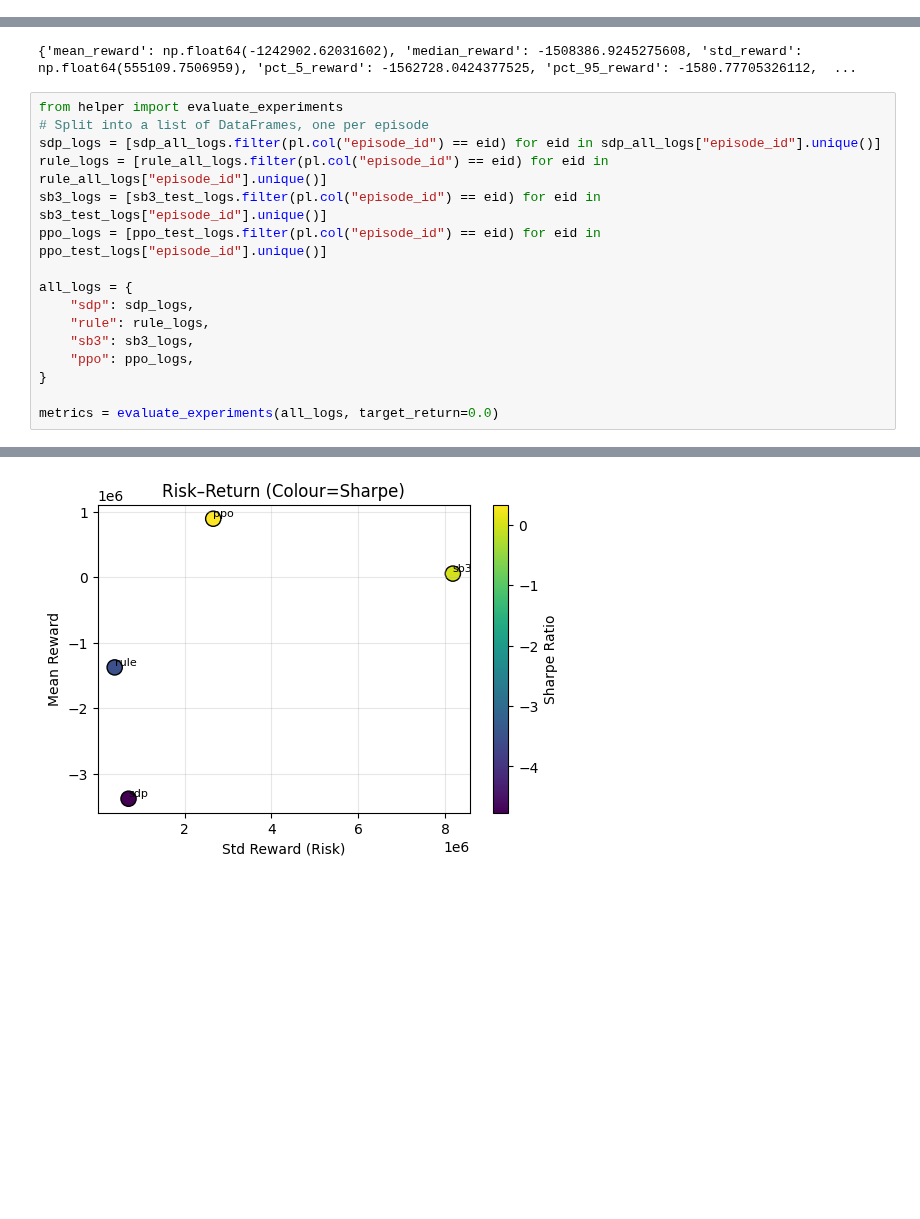
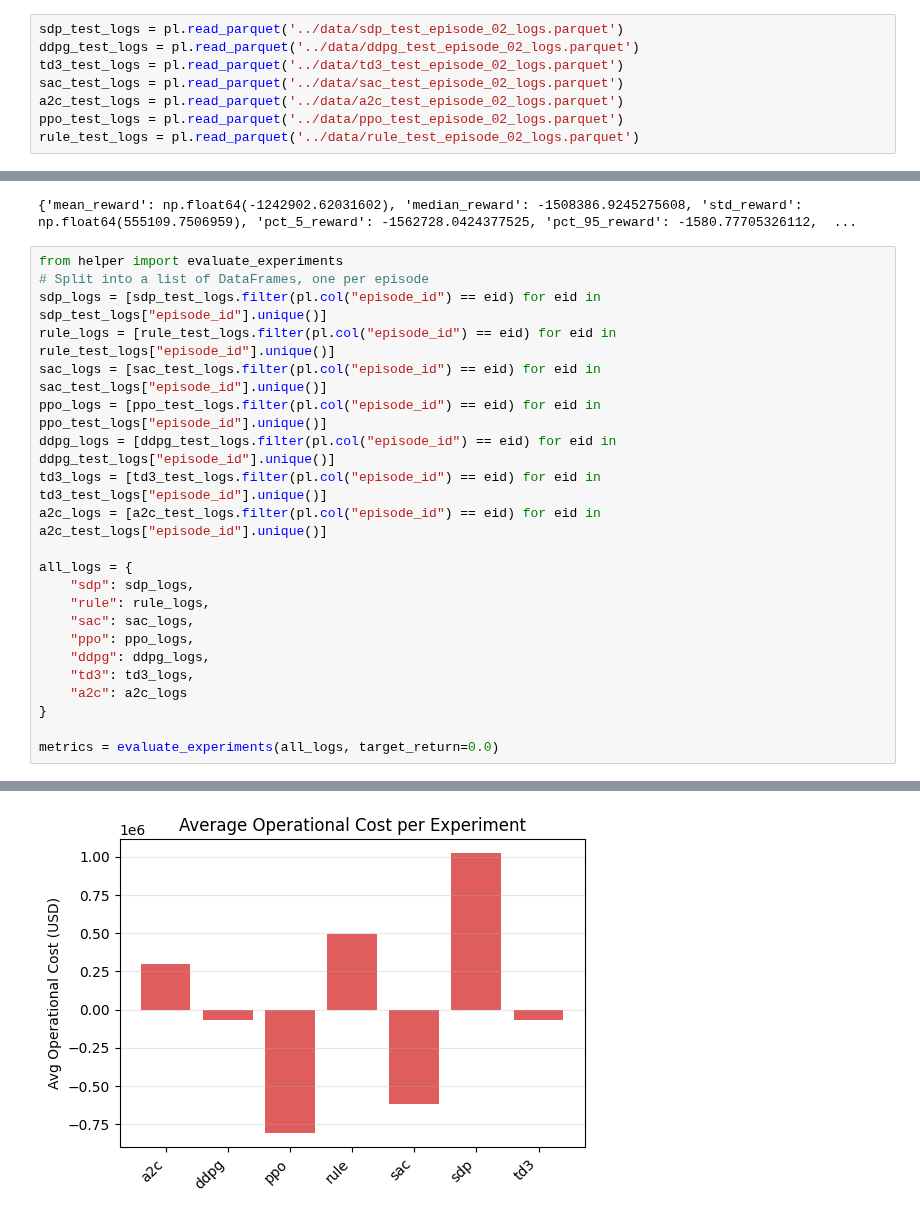
Before and after one commit to mrvictoru/energydecision, a Jupyter notebook: testrun.ipynb, the cells around one changed output, grey strips where cells are left out. Saved outputs shown, nothing was run; the diff lists cells and outputs as text; blank space fills up the shorter version.

Commit message:
modify the eval graph a little

```diff
--- a/testrun.ipynb
+++ b/testrun.ipynb
@@ -329,3 +403,11 @@ sdp_all_logs = pl.read_parquet("../data/sdp_all_episode_logs.parquet")
+# %%
+sdp_test_logs = pl.read_parquet('../data/sdp_test_episode_02_logs.parquet')
+ddpg_test_logs = pl.read_parquet('../data/ddpg_test_episode_02_logs.parquet')
+td3_test_logs = pl.read_parquet('../data/td3_test_episode_02_logs.parquet')
+sac_test_logs = pl.read_parquet('../data/sac_test_episode_02_logs.parquet')
+a2c_test_logs = pl.read_parquet('../data/a2c_test_episode_02_logs.parquet')
+ppo_test_logs = pl.read_parquet('../data/ppo_test_episode_02_logs.parquet')
+rule_test_logs = pl.read_parquet('../data/rule_test_episode_02_logs.parquet')
 # %%
 sb3_test_logs.head()
 # %% [output]
@@ -351,16 +433,22 @@ print(metrics)
 # %%
 from helper import evaluate_experiments
 # Split into a list of DataFrames, one per episode
-sdp_logs = [sdp_all_logs.filter(pl.col("episode_id") == eid) for eid in sdp_all_logs["episode_id"].unique()]
-rule_logs = [rule_all_logs.filter(pl.col("episode_id") == eid) for eid in rule_all_logs["episode_id"].unique()]
-sb3_logs = [sb3_test_logs.filter(pl.col("episode_id") == eid) for eid in sb3_test_logs["episode_id"].unique()]
+sdp_logs = [sdp_test_logs.filter(pl.col("episode_id") == eid) for eid in sdp_test_logs["episode_id"].unique()]
+rule_logs = [rule_test_logs.filter(pl.col("episode_id") == eid) for eid in rule_test_logs["episode_id"].unique()]
+sac_logs = [sac_test_logs.filter(pl.col("episode_id") == eid) for eid in sac_test_logs["episode_id"].unique()]
 ppo_logs = [ppo_test_logs.filter(pl.col("episode_id") == eid) for eid in ppo_test_logs["episode_id"].unique()]
+ddpg_logs = [ddpg_test_logs.filter(pl.col("episode_id") == eid) for eid in ddpg_test_logs["episode_id"].unique()]
+td3_logs = [td3_test_logs.filter(pl.col("episode_id") == eid) for eid in td3_test_logs["episode_id"].unique()]
+a2c_logs = [a2c_test_logs.filter(pl.col("episode_id") == eid) for eid in a2c_test_logs["episode_id"].unique()]
 
 all_logs = {
     "sdp": sdp_logs,
     "rule": rule_logs,
-    "sb3": sb3_logs,
+    "sac": sac_logs,
     "ppo": ppo_logs,
+    "ddpg": ddpg_logs,
+    "td3": td3_logs,
+    "a2c": a2c_logs
 }
 
 metrics = evaluate_experiments(all_logs, target_return=0.0)
@@ -370 +458 @@ metrics = evaluate_experiments(all_logs, target_return=0.0)
-[figure, old version]
+[figure, new version]
```
Also changed, not shown: parts of 29 cells of this notebook, 3 other files.
